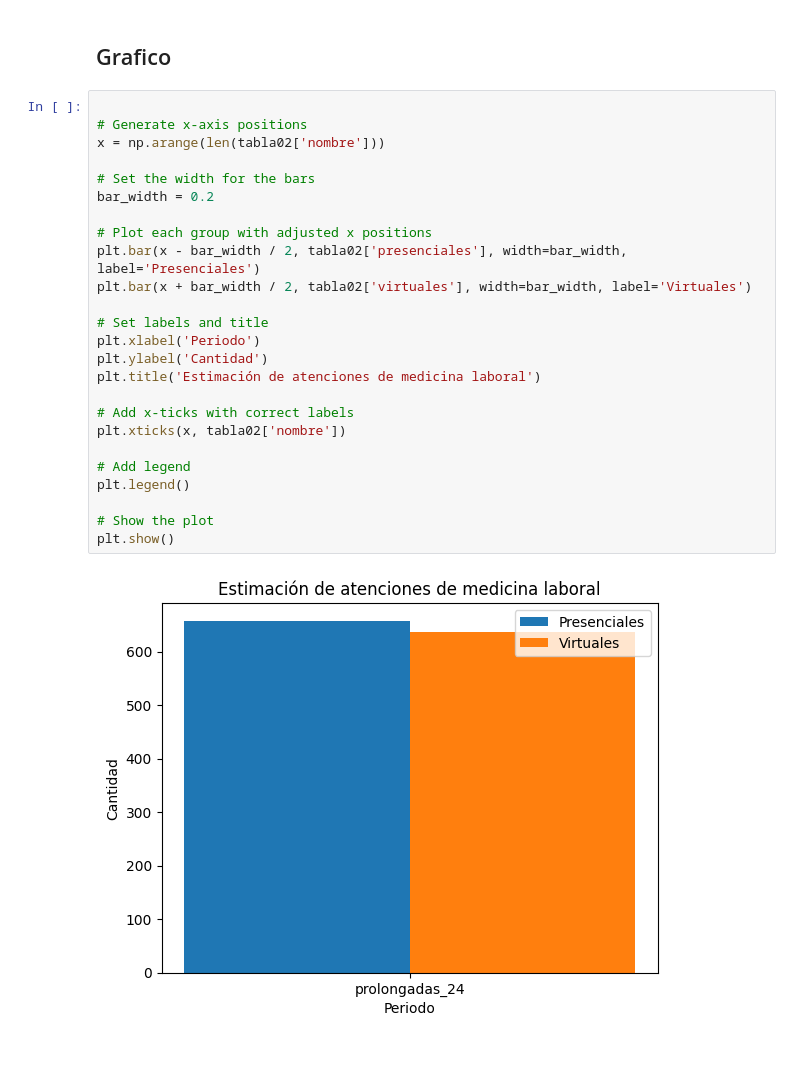
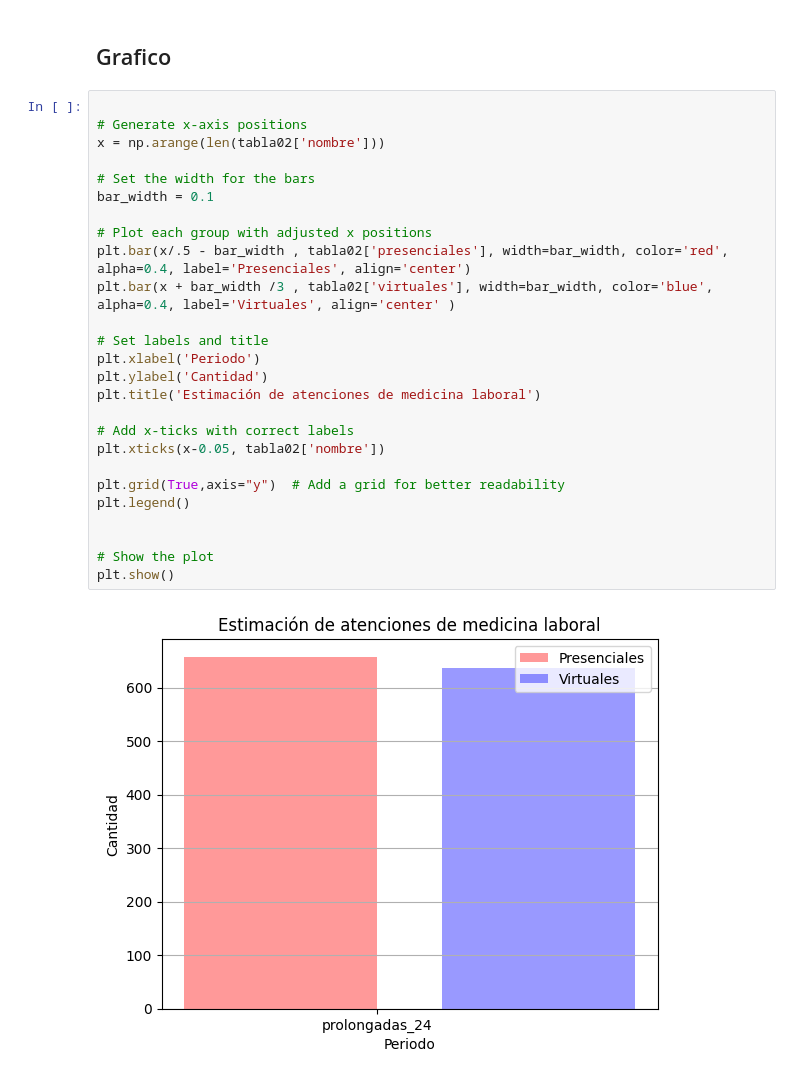
Before and after one commit to LuisaBeccar/atenciones_md_laboral, a Jupyter notebook: USABLE_finochietto_.ipynb, the cells around one changed output. Drawn from its saved outputs; the diff is of its cells as text.

```diff
--- a/USABLE_finochietto_.ipynb
+++ b/USABLE_finochietto_.ipynb
@@ -275,27 +275,28 @@ display(tabla2)
 # %%
 
 # Generate x-axis positions
 x = np.arange(len(tabla02['nombre']))
 
 # Set the width for the bars
-bar_width = 0.2
+bar_width = 0.1
 
 # Plot each group with adjusted x positions
-plt.bar(x - bar_width / 2, tabla02['presenciales'], width=bar_width, label='Presenciales')
-plt.bar(x + bar_width / 2, tabla02['virtuales'], width=bar_width, label='Virtuales')
+plt.bar(x/.5 - bar_width , tabla02['presenciales'], width=bar_width, color='red', alpha=0.4, label='Presenciales', align='center')
+plt.bar(x + bar_width /3 , tabla02['virtuales'], width=bar_width, color='blue', alpha=0.4, label='Virtuales', align='center' )
 
 # Set labels and title
 plt.xlabel('Periodo')
 plt.ylabel('Cantidad')
 plt.title('Estimación de atenciones de medicina laboral')
 
 # Add x-ticks with correct labels
-plt.xticks(x, tabla02['nombre'])
+plt.xticks(x-0.05, tabla02['nombre'])
 
-# Add legend
+plt.grid(True,axis="y")  # Add a grid for better readability
 plt.legend()
+
 
 # Show the plot
 plt.show()
 # %% [output]
-[figure, old version]
+[figure, new version]
```
Also changed, not shown: parts of 1 cell of this notebook.
